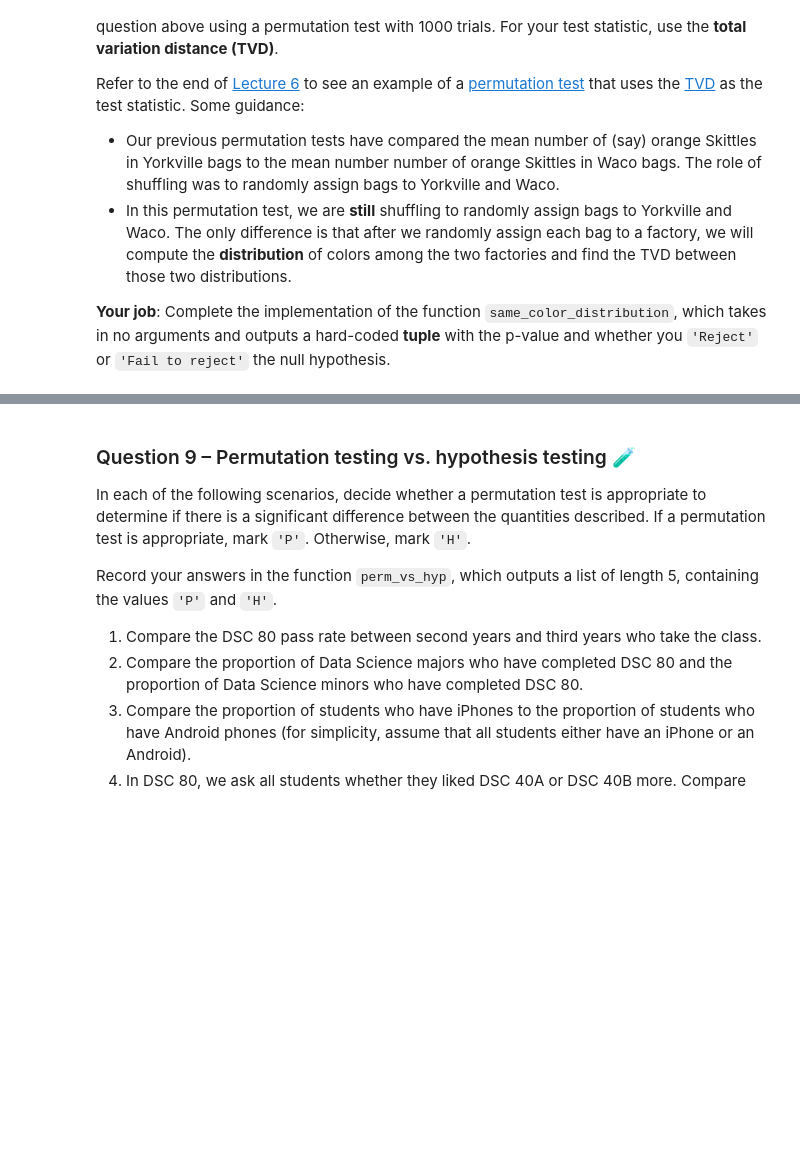
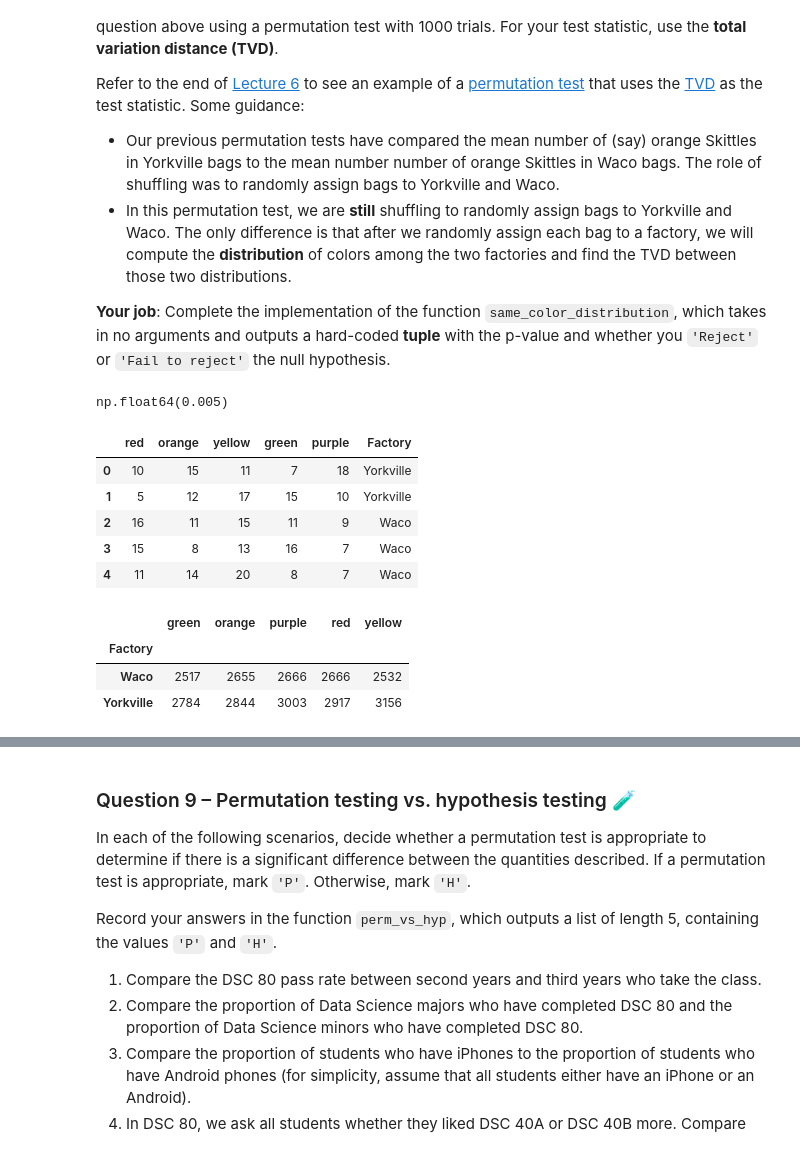
Before and after one commit to KevinHuang8706/dsc80-2024-fa, a Jupyter notebook: labs/lab04/lab.ipynb, the cells around one changed output, grey strips where cells are left out. Drawn from its saved outputs; the diff is of its cells as text; code cells hidden in the pictures; blank space fills up the shorter version.

```diff
--- a/labs/lab04/lab.ipynb
+++ b/labs/lab04/lab.ipynb
@@ -460,6 +483,41 @@ Refer to the end of [Lecture 6](https://dsc80.com/resources/lectures/lec06/lec06
 - In this permutation test, we are **still** shuffling to randomly assign bags to Yorkville and Waco. The only difference is that after we randomly assign each bag to a factory, we will compute the **distribution** of colors among the two factories and find the TVD between those two distributions.
 
 **Your job**: Complete the implementation of the function `same_color_distribution`, which takes in no arguments and outputs a hard-coded **tuple** with the p-value and whether you `'Reject'` or `'Fail to reject'` the null hypothesis.
+# %%
+def tvd(df):
+    counts = pd.pivot_table(df,index='Factory',aggfunc='sum')
+    counts = counts.div(counts.sum(axis=1),axis=0)
+    return (counts.loc['Waco']-counts.loc['Yorkville']).abs().sum()/2
+# %%
+result = []
+original = skittles['Factory']
+obs = tvd(skittles)
+
+for i in range(1000):
+    skittles['Factory'] = np.random.permutation(original)
+    result.append(tvd(skittles))
+#result = np.array(result,dtype=float)
+skittles['Factory'] = original
+result = np.array(result,dtype=float)
+(result>=obs).mean()
+# %% [output]
+np.float64(0.005)
+# %%
+skittles.head()
+# %% [output]
+|  | red | orange | yellow | green | purple | Factory |
+| 0 | 10 | 15 | 11 | 7 | 18 | Yorkville |
+| 1 | 5 | 12 | 17 | 15 | 10 | Yorkville |
+| 2 | 16 | 11 | 15 | 11 | 9 | Waco |
+| 3 | 15 | 8 | 13 | 16 | 7 | Waco |
+| 4 | 11 | 14 | 20 | 8 | 7 | Waco |
+# %%
+pd.pivot_table(skittles,index='Factory',aggfunc='sum')
+# %% [output]
+|  | green | orange | purple | red | yellow |
+| Factory |  |  |  |  |  |
+| Waco | 2517 | 2655 | 2666 | 2666 | 2532 |
+| Yorkville | 2784 | 2844 | 3003 | 2917 | 3156 |
 # %%
 # don't change this cell -- it is needed for the tests to work
 q8_out = same_color_distribution()
```
Also changed, not shown: parts of 23 cells of this notebook, 5 other files.
